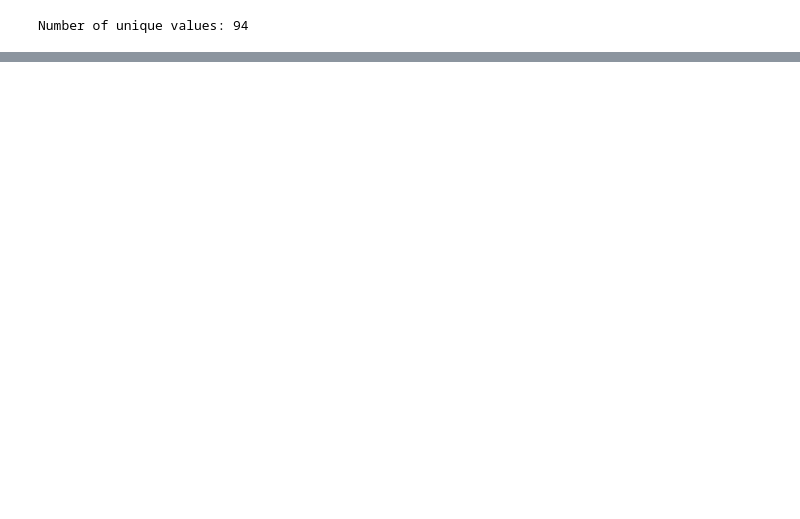
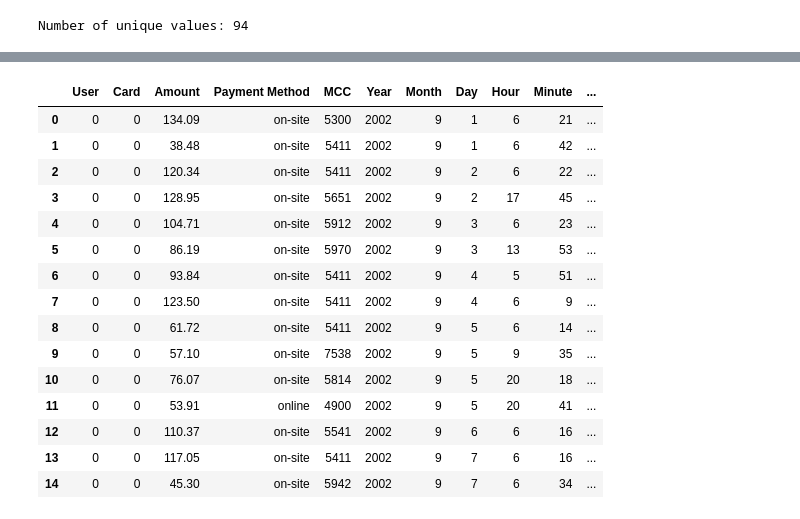
Before and after one commit to NourHabra/FUSE-AI, a Jupyter notebook: processing.ipynb, the cells around one changed output, grey strips where cells are left out. Drawn from its saved outputs; the diff is of its cells as text; code cells hidden in the pictures; blank space fills up the shorter version.

```diff
--- a/processing.ipynb
+++ b/processing.ipynb
@@ -302,0 +321,3 @@ plt.show()
+# %%
+data=df_merged
+data.head(10)
@@ -302,0 +354,4 @@ plt.show()
+# %%
+Category_list= 'NA'
+data['Category']=Category_list
+data.head()
@@ -302,0 +435,19 @@ plt.show()
+# %%
+data.head(15)
+# %% [output]
+|  | User | Card | Amount | Payment Method | MCC | Year | Month | Day | Hour | Minute | ... |
+| 0 | 0 | 0 | 134.09 | on-site | 5300 | 2002 | 9 | 1 | 6 | 21 | ... |
+| 1 | 0 | 0 | 38.48 | on-site | 5411 | 2002 | 9 | 1 | 6 | 42 | ... |
+| 2 | 0 | 0 | 120.34 | on-site | 5411 | 2002 | 9 | 2 | 6 | 22 | ... |
+| 3 | 0 | 0 | 128.95 | on-site | 5651 | 2002 | 9 | 2 | 17 | 45 | ... |
+| 4 | 0 | 0 | 104.71 | on-site | 5912 | 2002 | 9 | 3 | 6 | 23 | ... |
+| 5 | 0 | 0 | 86.19 | on-site | 5970 | 2002 | 9 | 3 | 13 | 53 | ... |
+| 6 | 0 | 0 | 93.84 | on-site | 5411 | 2002 | 9 | 4 | 5 | 51 | ... |
+| 7 | 0 | 0 | 123.50 | on-site | 5411 | 2002 | 9 | 4 | 6 | 9 | ... |
+| 8 | 0 | 0 | 61.72 | on-site | 5411 | 2002 | 9 | 5 | 6 | 14 | ... |
+| 9 | 0 | 0 | 57.10 | on-site | 7538 | 2002 | 9 | 5 | 9 | 35 | ... |
+| 10 | 0 | 0 | 76.07 | on-site | 5814 | 2002 | 9 | 5 | 20 | 18 | ... |
+| 11 | 0 | 0 | 53.91 | online | 4900 | 2002 | 9 | 5 | 20 | 41 | ... |
+| 12 | 0 | 0 | 110.37 | on-site | 5541 | 2002 | 9 | 6 | 6 | 16 | ... |
+| 13 | 0 | 0 | 117.05 | on-site | 5411 | 2002 | 9 | 7 | 6 | 16 | ... |
+| 14 | 0 | 0 | 45.30 | on-site | 5942 | 2002 | 9 | 7 | 6 | 34 | ... |
```
Also changed, not shown: parts of 14 cells of this notebook.
